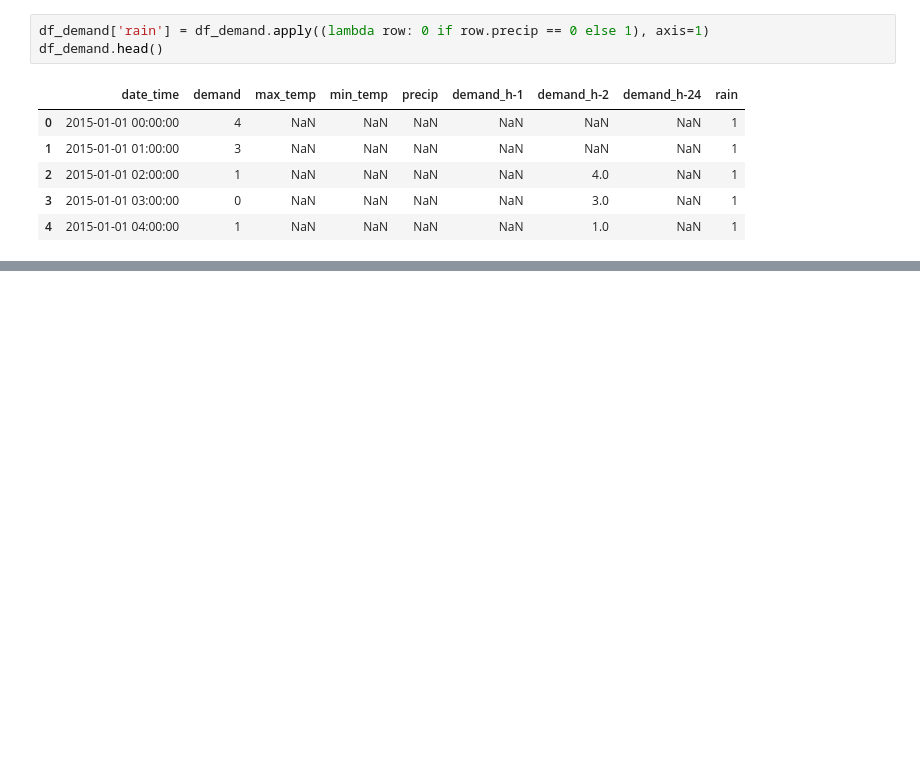
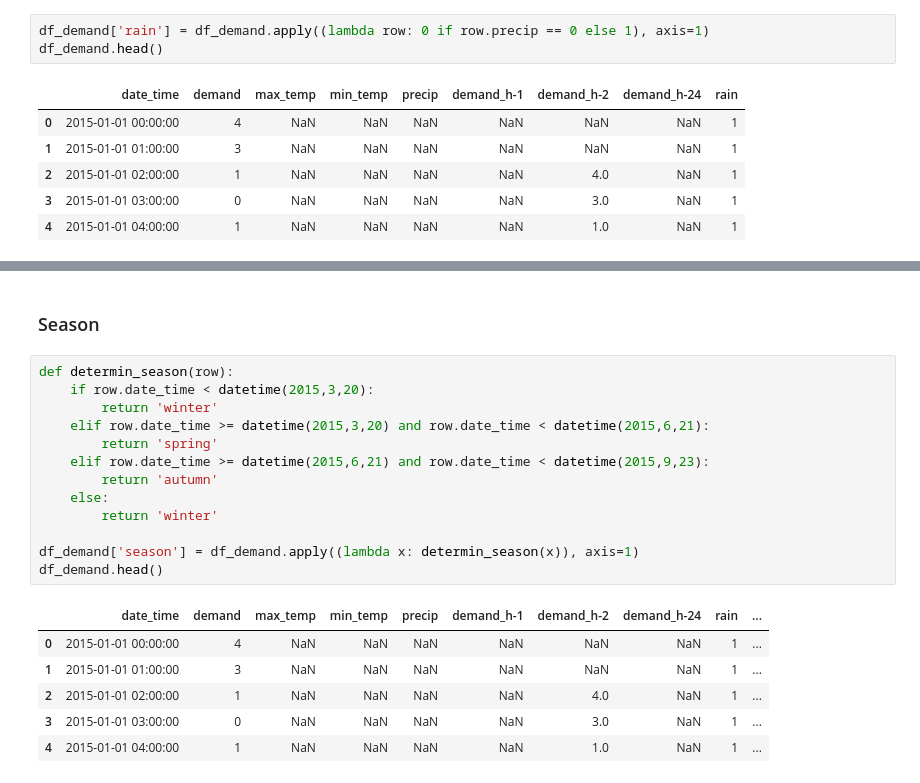
Before and after one commit to RavenRudi/AA_Group16, a Jupyter notebook: demand_forecast.ipynb, the cells around one changed output, grey strips where cells are left out. Drawn from its saved outputs; the diff is of its cells as text; blank space fills up the shorter version.

```diff
--- a/demand_forecast.ipynb
+++ b/demand_forecast.ipynb
@@ -94,0 +113,22 @@ df_demand.head()
+# %% [markdown]
+### Season
+# %%
+def determin_season(row):
+    if row.date_time < datetime(2015,3,20):
+        return 'winter'
+    elif row.date_time >= datetime(2015,3,20) and row.date_time < datetime(2015,6,21):
+        return 'spring'
+    elif row.date_time >= datetime(2015,6,21) and row.date_time < datetime(2015,9,23):
+        return 'autumn'
+    else:
+        return 'winter'
+
+df_demand['season'] = df_demand.apply((lambda x: determin_season(x)), axis=1)
+df_demand.head()
+# %% [output]
+|  | date_time | demand | max_temp | min_temp | precip | demand_h-1 | demand_h-2 | demand_h-24 | rain | ... |
+| 0 | 2015-01-01 00:00:00 | 4 | NaN | NaN | NaN | NaN | NaN | NaN | 1 | ... |
+| 1 | 2015-01-01 01:00:00 | 3 | NaN | NaN | NaN | NaN | NaN | NaN | 1 | ... |
+| 2 | 2015-01-01 02:00:00 | 1 | NaN | NaN | NaN | NaN | 4.0 | NaN | 1 | ... |
+| 3 | 2015-01-01 03:00:00 | 0 | NaN | NaN | NaN | NaN | 3.0 | NaN | 1 | ... |
+| 4 | 2015-01-01 04:00:00 | 1 | NaN | NaN | NaN | NaN | 1.0 | NaN | 1 | ... |
```
Also changed, not shown: parts of 6 cells of this notebook.
